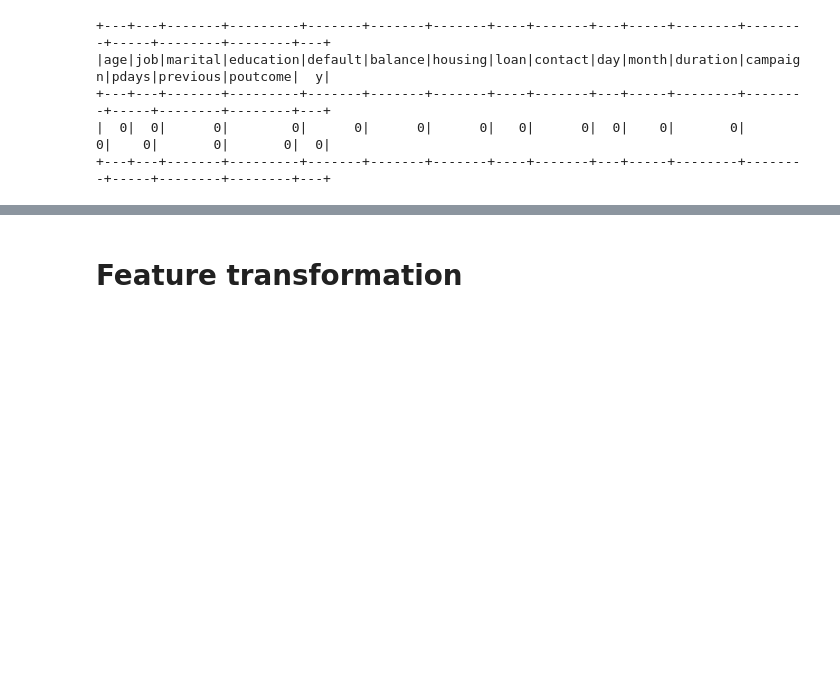
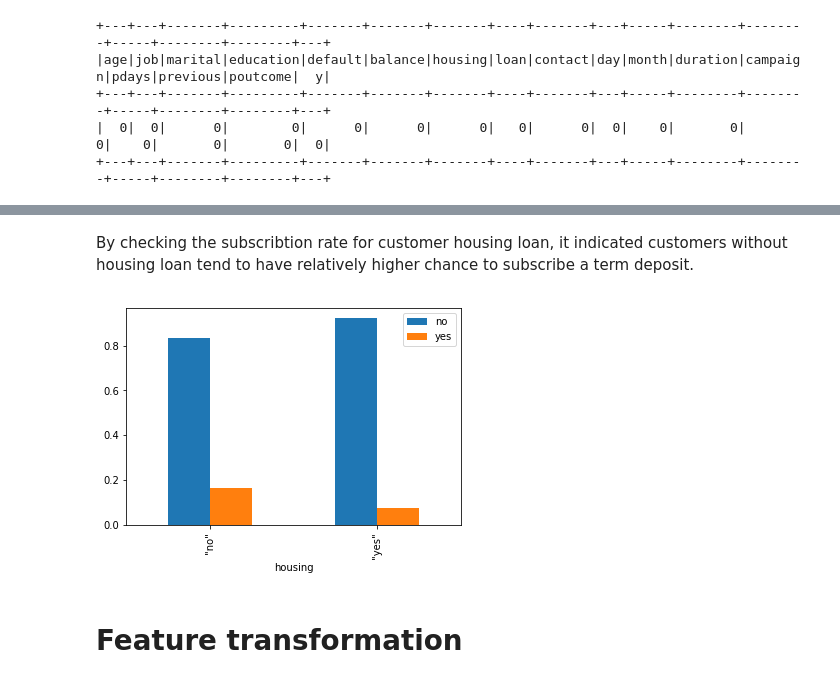
Before and after one commit to changyic98/sparkML, a Jupyter notebook: simple_sparkML.ipynb, the cells around one changed output, grey strips where cells are left out. Drawn from its saved outputs; the diff is of its cells as text; code cells hidden in the pictures; blank space fills up the shorter version.

```diff
--- a/simple_sparkML.ipynb
+++ b/simple_sparkML.ipynb
@@ -58,3 +60,13 @@ pd.concat([no, yes], axis=1,keys=['no','yes']).plot(kind='bar');
+# %% [markdown]
+By checking the subscribtion rate for customer housing loan, it indicated customers without housing loan tend to have relatively higher chance to subscribe a term deposit.
+# %%
+var=pdf.y.unique()
+no=pdf[pdf.y==var[0]]['housing'].groupby(pdf['housing']).count()
+yes=pdf[pdf.y==var[1]]['housing'].groupby(pdf['housing']).count()
+sum=no+yes
+pd.concat([no/sum, yes/sum], axis=1,keys=['no','yes']).plot(kind='bar');
+# %% [output]
+[figure, added]
 # %% [markdown]
 # Feature transformation
 # %%
```
Also changed, not shown: parts of 14 cells of this notebook.
